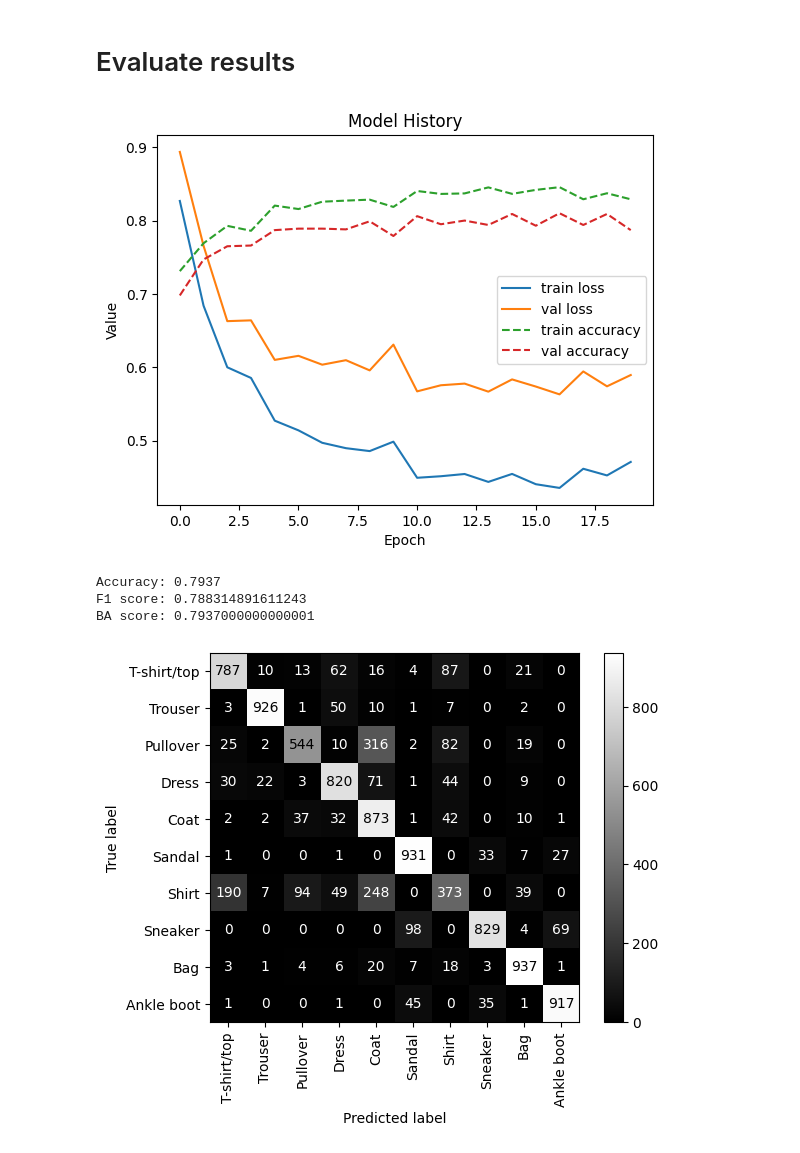
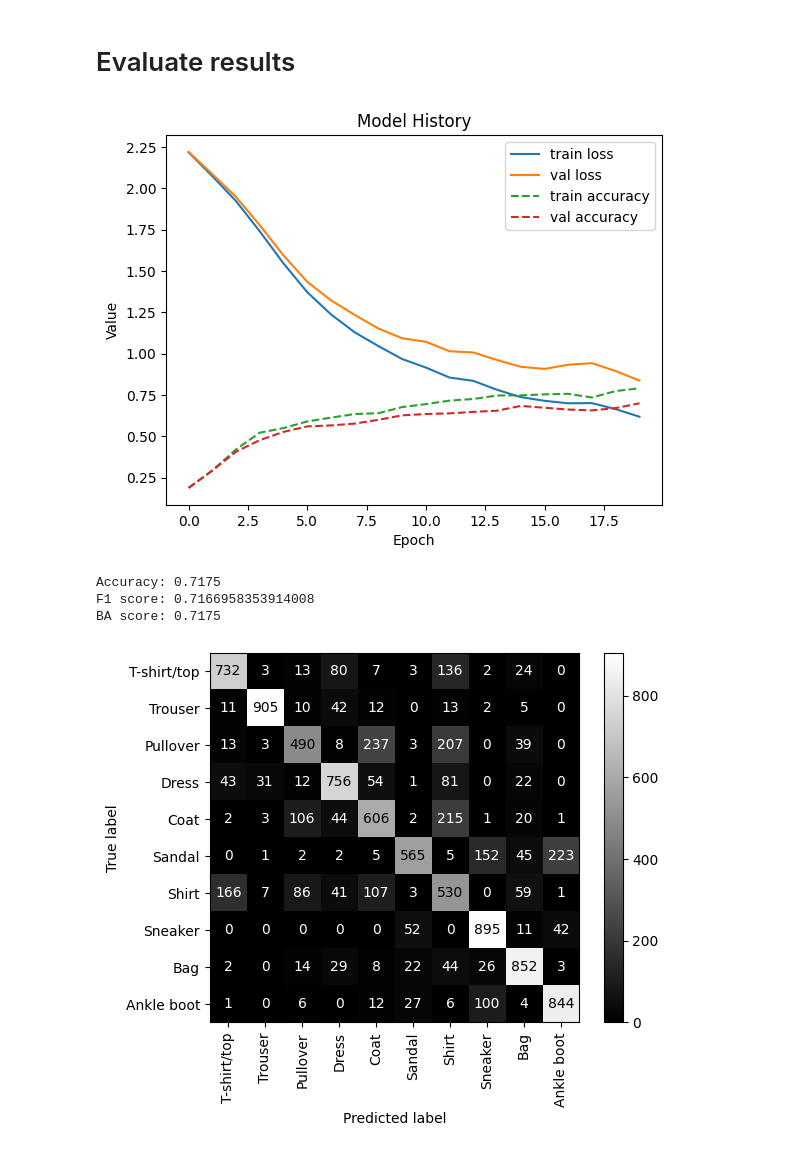
Before and after one commit to jakub-kowalik/neural_network_from_scratch, a Jupyter notebook: fashion_mnist.ipynb, the cells around one changed output. Drawn from its saved outputs; the diff is of its cells as text; code cells hidden in the pictures.

```diff
--- a/fashion_mnist.ipynb
+++ b/fashion_mnist.ipynb
@@ -49,24 +49,11 @@ plt.imshow(np.einsum("chw -> hwc", x_train_expanded[0]))
 # %% [markdown]
 # Create model and add layers
 # %%
-model = Sequential(
-    input_size=(1, 28, 28),
-    output_size=10
-)
+model = Sequential(input_size=(1, 28, 28), output_size=10)
 # %%
-model.add(Conv2D(
-    n_outputs=5,
-    filter_size=5,
-    stride=2,
-    padding=2
-))
+model.add(Conv2D(n_outputs=5, filter_size=5, stride=2, padding=2))
 model.add(Activation(ReLU()))
-model.add(Conv2D(
-    n_outputs=3,
-    filter_size=3,
-    stride=1,
-    padding=2
-))
+model.add(Conv2D(n_outputs=3, filter_size=3, stride=1, padding=2))
 model.add(Activation(ReLU()))
 model.add(Flatten())
 model.add(Linear(n_outputs=120))
@@ -95,20 +82,20 @@ Sequential {
 # Train model
 # %%
 model.fit(
-    training_data=[x_train_expanded[:10000], y_train_encoded[:10000]],
+    training_data=[x_train_expanded[:1000], y_train_encoded[:1000]],
     epochs=20,
     learning_rate=0.0001,
     loss_function=CrossEntropy(),
     batch_size=100,
     verbose=True,
-    validation_data=[x_test_expanded[:1000], y_test_encoded[:1000]]
+    validation_data=[x_test_expanded[:1000], y_test_encoded[:1000]],
 )
 # %% [markdown]
 # Evaluate results
 # %%
-model.plot_history(['loss', 'accuracy'])
+model.plot_history(["loss", "accuracy"])
 # %% [output]
-[figure, old version]
+[figure, new version]
 # %%
 y_pred = model.predict(x_test_expanded)
 y_pred = np.argmax(y_pred, axis=1)
@@ -123,20 +110,22 @@ fashion_mnist_labels = [
     "Shirt",
     "Sneaker",
     "Bag",
-    "Ankle boot"
+    "Ankle boot",
 ]
 # %%
 from sklearn.metrics import confusion_matrix, ConfusionMatrixDisplay
 from sklearn.metrics import f1_score, balanced_accuracy_score, accuracy_score
 
 cm_model = confusion_matrix(y_test, y_pred, labels=np.unique(y_test))
-ConfusionMatrixDisplay(cm_model, display_labels=fashion_mnist_labels).plot(cmap='gray', xticks_rotation='vertical')
+ConfusionMatrixDisplay(cm_model, display_labels=fashion_mnist_labels).plot(
+    cmap="gray", xticks_rotation="vertical"
+)
 
 print("Accuracy:", accuracy_score(y_test, y_pred))
-print("F1 score:", f1_score(y_test, y_pred, average='weighted'))
+print("F1 score:", f1_score(y_test, y_pred, average="weighted"))
 print("BA score:", balanced_accuracy_score(y_test, y_pred))
 # %% [output]
-Accuracy: 0.7937
-F1 score: 0.788314891611243
-BA score: 0.7937000000000001
+Accuracy: 0.7175
+F1 score: 0.7166958353914008
+BA score: 0.7175
-[figure, old version]
+[figure, new version]
```
Also changed, not shown: parts of 2 cells of this notebook, 23 other files.
